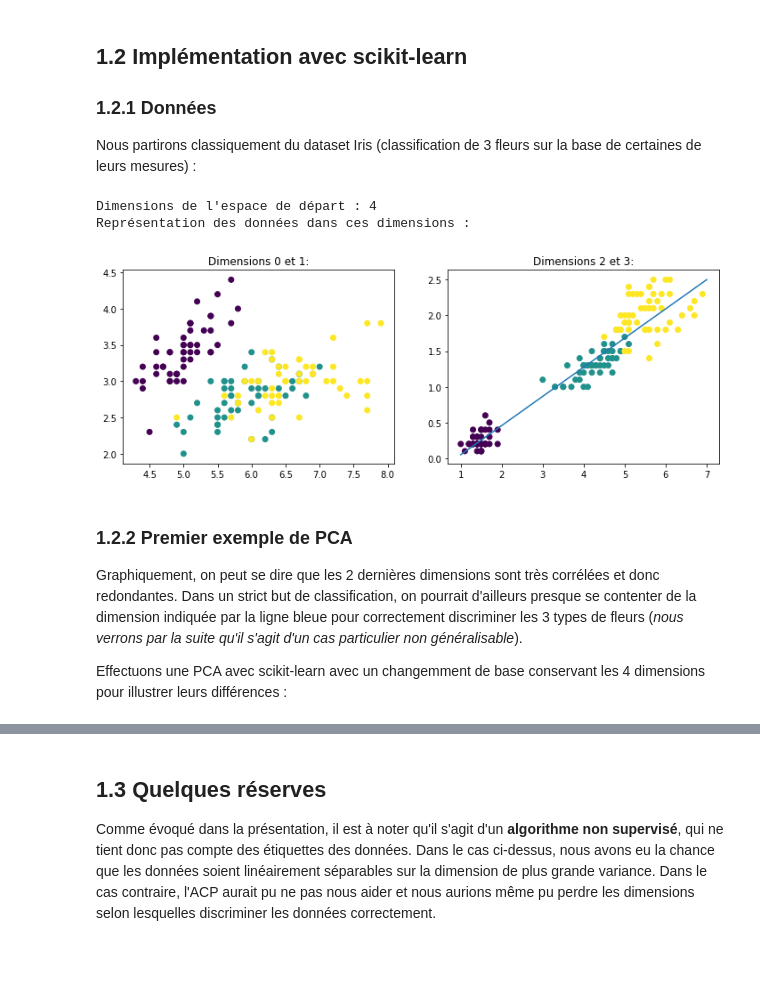
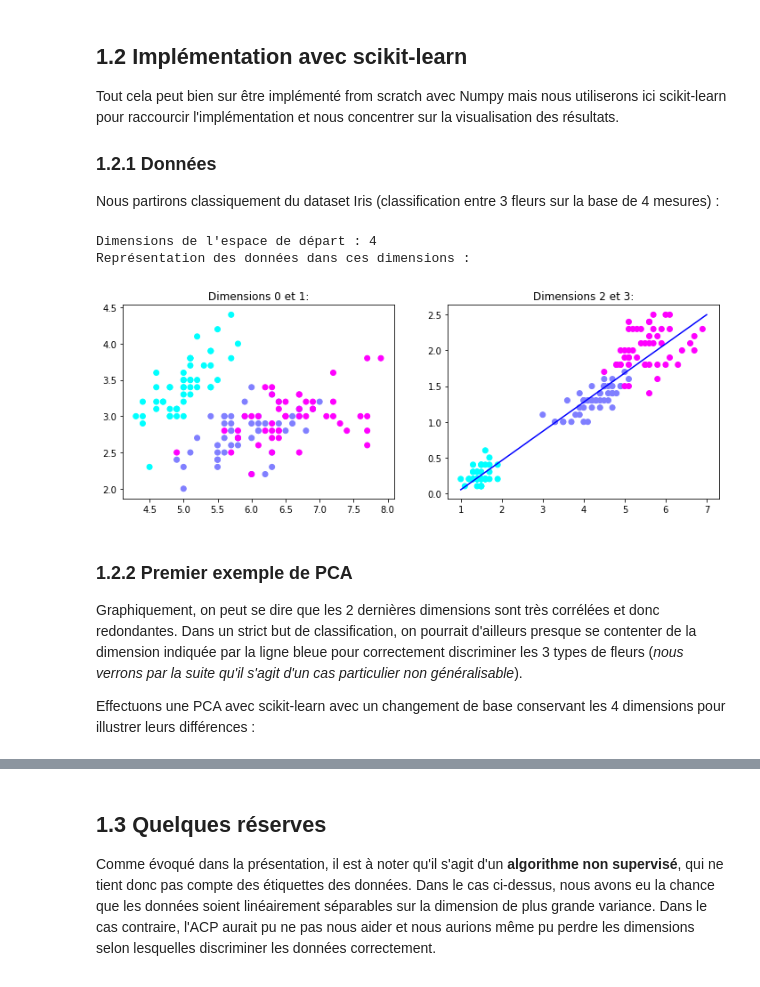
Before and after one commit to zanospi/zanospi.github.io, a Jupyter notebook: Réduction de dimensions.ipynb, the cells around one changed output, grey strips where cells are left out. Drawn from its saved outputs; the diff is of its cells as text; code cells hidden in the pictures.

```diff
--- a/Réduction de dimensions.ipynb
+++ b/Réduction de dimensions.ipynb
@@ -40,7 +59,8 @@ Cf. https://fr.wikipedia.org/wiki/Analyse_en_composantes_principales et http://s
 # %% [markdown]
 ## 1.2 Implémentation avec scikit-learn
+Tout cela peut bien sur être implémenté from scratch avec Numpy mais nous utiliserons ici scikit-learn pour raccourcir l'implémentation et nous concentrer sur la visualisation des résultats.
 ### 1.2.1 Données
-Nous partirons classiquement du dataset Iris (classification de 3 fleurs sur la base de certaines de leurs mesures) :
+Nous partirons classiquement du dataset Iris (classification entre 3 fleurs sur la base de 4 mesures) :
 # %%
 iris = datasets.load_iris()
 X_iris = iris.data
@@ -48,25 +68,25 @@ y_iris = iris.target
 # %%
 print("Dimensions de l'espace de départ : {}".format(X_iris.shape[1]))
 print("Représentation des données dans ces dimensions :")
 
 plt.figure(figsize=(12,4))
-plt.subplot(1, 2, 1)
+plt.subplot(1, 2, 1) # on affiche les graphes côte à côte (1 ligne de 2 graphes) et le prochain graphe est le 1er
 plt.title("Dimensions 0 et 1:")
-plt.scatter(X_iris[:, 0], X_iris[:, 1], c=y_iris)
-plt.subplot(1, 2, 2)
+plt.scatter(X_iris[:, 0], X_iris[:, 1], c=y_iris, cmap=plt.cm.cool) # on utilise les labels pour définir la couleur de chaque point
+plt.subplot(1, 2, 2) # 2nd graphe de notre ligne
 plt.title("Dimensions 2 et 3:")
-plt.scatter(X_iris[:, 2], X_iris[:, 3], c=y_iris)
-plt.plot([1,7],[0.05,2.5])
+plt.scatter(X_iris[:, 2], X_iris[:, 3], c=y_iris, cmap=plt.cm.cool)
+plt.plot([1,7],[0.05,2.5], c='b')
 plt.show()
 # %% [output]
 Dimensions de l'espace de départ : 4
 Représentation des données dans ces dimensions :
-[figure, old version]
+[figure, new version]
 # %% [markdown]
 ### 1.2.2 Premier exemple de PCA
 Graphiquement, on peut se dire que les 2 dernières dimensions sont très corrélées et donc redondantes. Dans un strict but de classification, on pourrait d'ailleurs presque se contenter de la dimension indiquée par la ligne bleue pour correctement discriminer les 3 types de fleurs (*nous verrons par la suite qu'il s'agit d'un cas particulier non généralisable*).
 
-Effectuons une PCA avec scikit-learn avec un changemment de base conservant les 4 dimensions pour illustrer leurs différences :
+Effectuons une PCA avec scikit-learn avec un changement de base conservant les 4 dimensions pour illustrer leurs différences :
 # %%
 # Gardons toutes les composantes pour le moment
 # Nous pourrons toujours en retirer ensuite puisqu'elles seront triées par significativité
```
Also changed, not shown: parts of 17 cells of this notebook.
